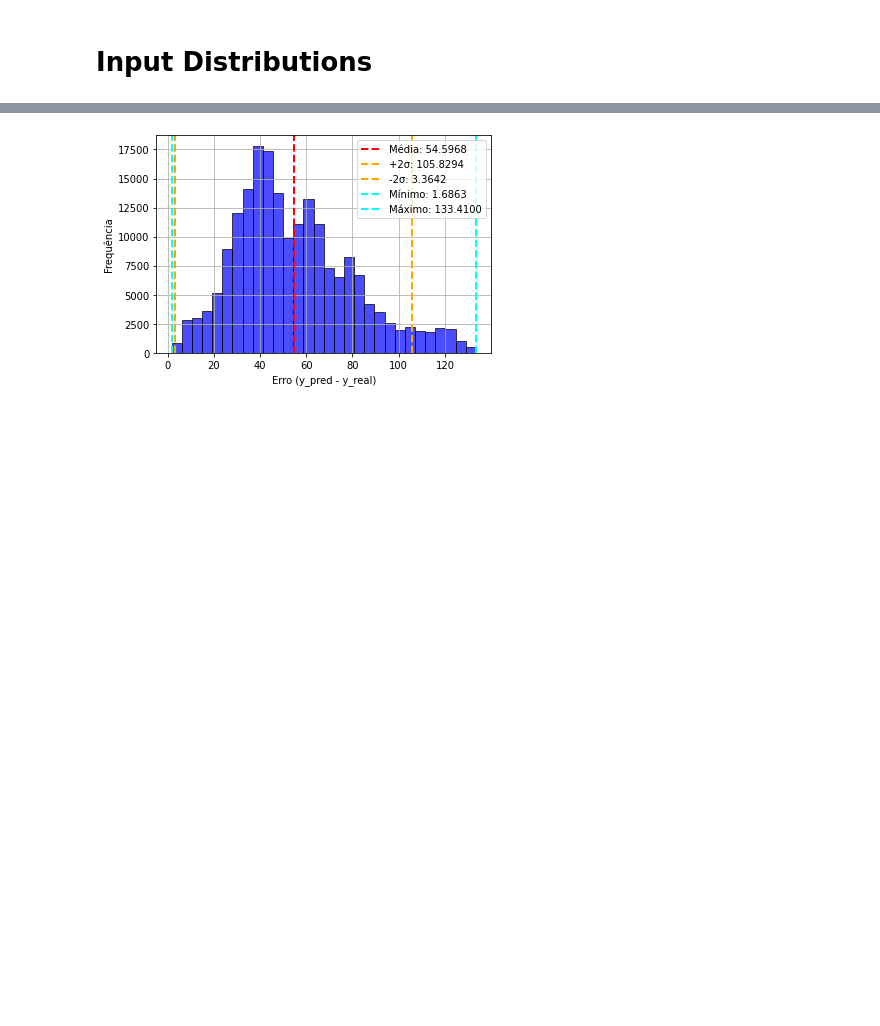
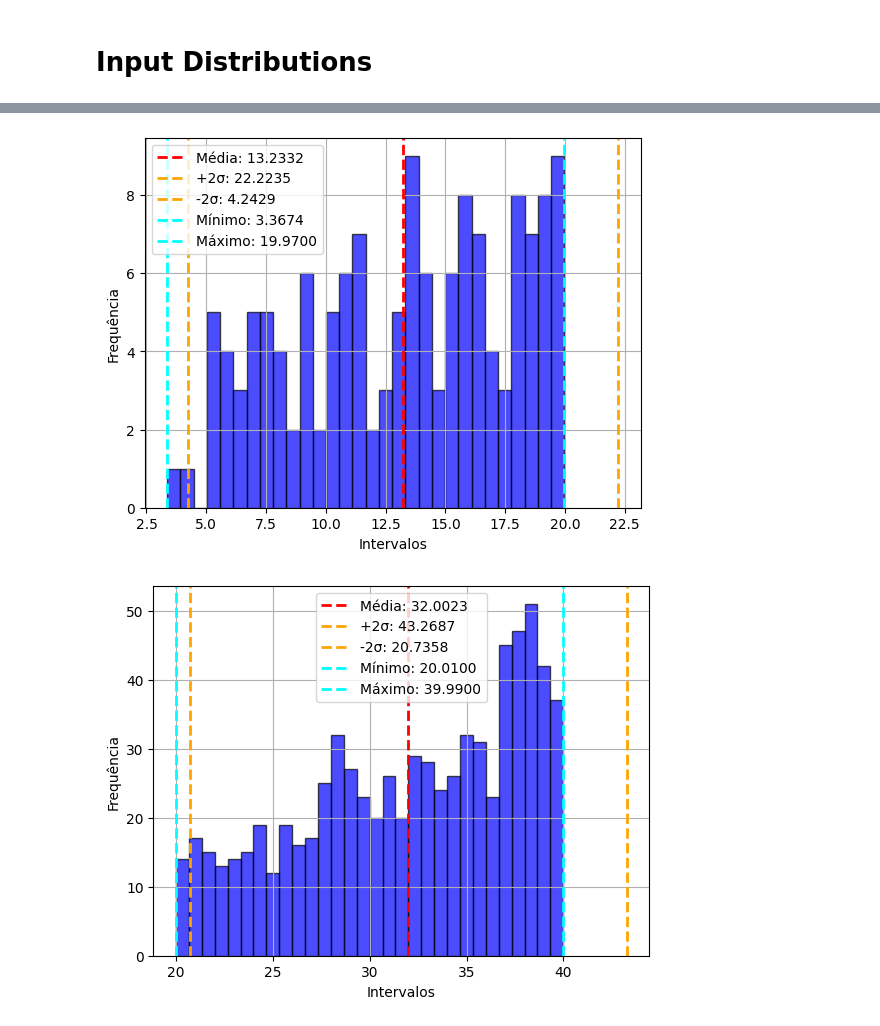
Before and after one commit to INXE-Lainf-Labs/EletricVehicleConsumptionEstimators, a Jupyter notebook: Conect2AI/DataAnalysis.ipynb, the cells around one changed output, grey strips where cells are left out. Drawn from its saved outputs; the diff is of its cells as text; code cells hidden in the pictures; blank space fills up the shorter version.

```diff
--- a/Conect2AI/DataAnalysis.ipynb
+++ b/Conect2AI/DataAnalysis.ipynb
@@ -28,6 +28,8 @@ elet.head()
 | 2 | 5.88 | 22.40 | 16.76 | 13.213593 |
 | 3 | 5.94 | 22.73 | 14.76 | 11.965069 |
 | 4 | 6.00 | 22.90 | 11.24 | 11.093950 |
+# %%
+elet = elet.sample(n=len(comb), random_state=SEED)
 # %% [markdown]
 # Correlation Analysis
 # %% [markdown]
@@ -148,0 +184,15 @@ sample_elet.corr(method='spearman')
+# %%
+elet_0_20 = elet[elet['Velocity [km/h]'].between(0, 20)]
+elet_20_40 = elet[elet['Velocity [km/h]'].between(20.0000001, 40)]
+elet_40_60 = elet[elet['Velocity [km/h]'].between(40.0000001, 60)]
+elet_60_80 = elet[elet['Velocity [km/h]'].between(60.0000001, 80)]
+elet_80_100 = elet[elet['Velocity [km/h]'].between(80.0000001, 100)]
+elet_100_120 = elet[elet['Velocity [km/h]'].between(100.0000001, 120)]
+elet_120_mais = elet[elet['Velocity [km/h]'].between(120.0000001, 1000)]
+print(elet_0_20.shape)
+print(elet_20_40.shape)
+print(elet_40_60.shape)
+print(elet_60_80.shape)
+print(elet_80_100.shape)
+print(elet_100_120.shape)
+print(elet_120_mais.shape)
@@ -165,7 +223,7 @@ def plot_histogram(data, color='blue'):
     plt.axvline(max_error, color='cyan', linestyle='dashed', linewidth=2, label=f'Máximo: {max_error:.4f}')
 
     # Extras
-    plt.xlabel("Erro (y_pred - y_real)")
+    plt.xlabel("Intervalos")
     plt.ylabel("Frequência")
     plt.legend()
     plt.grid(True)
@@ -178,4 +248,11 @@ plot_histogram(comb['Speed (OBD)(km/h)'])
 # %%
-plot_histogram(elet['Velocity [km/h]'])
+plot_histogram(elet_0_20['Velocity [km/h]'])
+plot_histogram(elet_20_40['Velocity [km/h]'])
+plot_histogram(elet_40_60['Velocity [km/h]'])
+plot_histogram(elet_60_80['Velocity [km/h]'])
+plot_histogram(elet_80_100['Velocity [km/h]'])
+plot_histogram(elet_100_120['Velocity [km/h]'])
+plot_histogram(elet_120_mais['Velocity [km/h]'])
 # %% [output]
-[figure, old version]
+[figure, new version]
+[figure, added]
```
Also changed, not shown: parts of 28 cells of this notebook.
